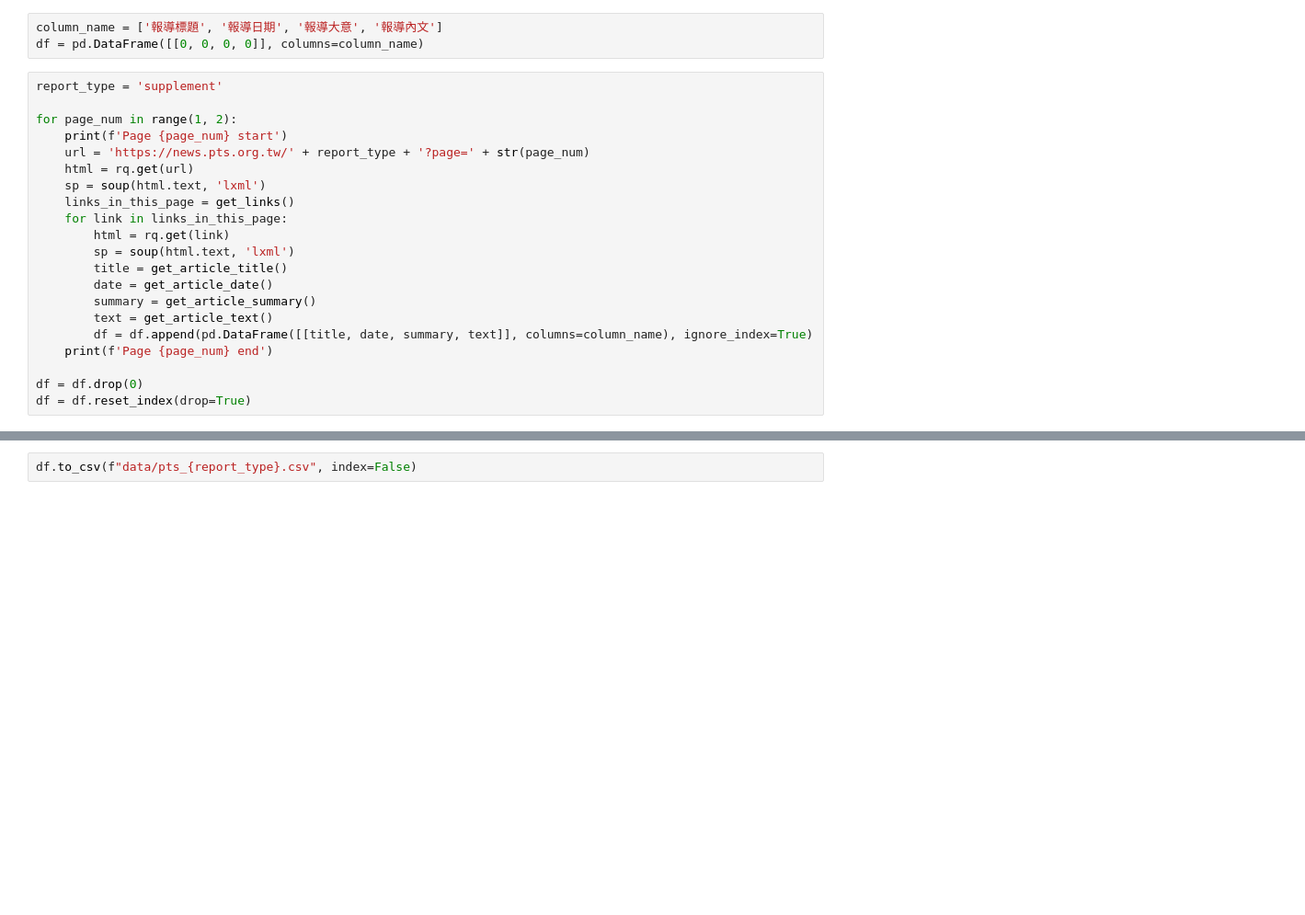
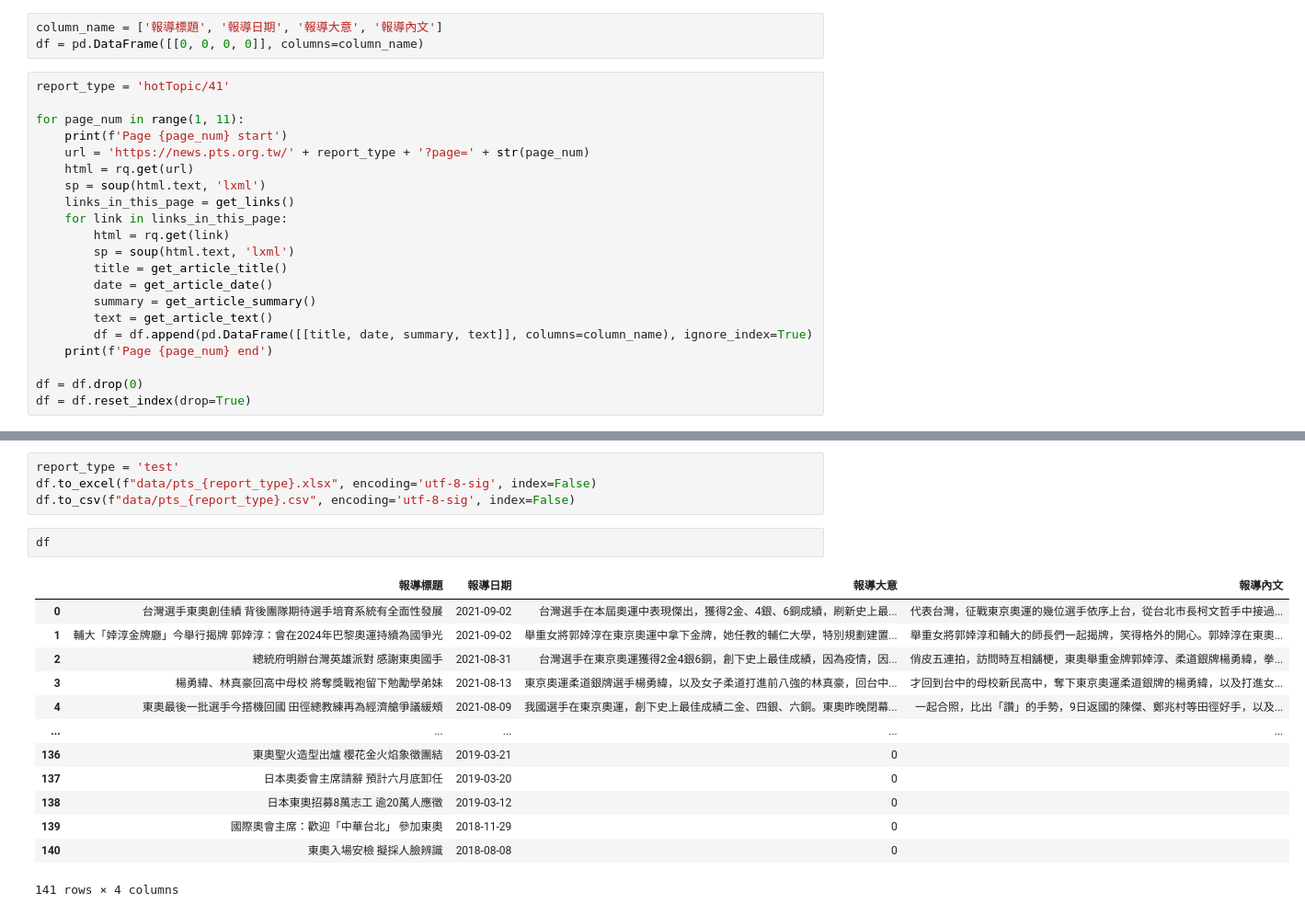
Before and after one commit to whyhugo/Textual-Data-Analysis, a Jupyter notebook: final/pts_report_crawler.ipynb, the cells around one changed output, grey strips where cells are left out. Shown at 92% size. Drawn from its saved outputs; the diff is of its cells as text; blank space fills up the shorter version.

```diff
--- a/final/pts_report_crawler.ipynb
+++ b/final/pts_report_crawler.ipynb
@@ -58,9 +58,9 @@ def get_article_text():
 column_name = ['報導標題', '報導日期', '報導大意', '報導內文']
 df = pd.DataFrame([[0, 0, 0, 0]], columns=column_name)
 # %%
-report_type = 'supplement'
+report_type = 'hotTopic/41'
 
-for page_num in range(1, 2):
+for page_num in range(1, 11):
     print(f'Page {page_num} start')
     url = 'https://news.pts.org.tw/' + report_type + '?page=' + str(page_num)
     html = rq.get(url)
@@ -83,2 +118,20 @@ df
-# %%
-df.to_csv(f"data/pts_{report_type}.csv", index=False)
+# %%
+report_type = 'test'
+df.to_excel(f"data/pts_{report_type}.xlsx", encoding='utf-8-sig', index=False)
+df.to_csv(f"data/pts_{report_type}.csv", encoding='utf-8-sig', index=False)
+# %%
+df
+# %% [output]
+|  | 報導標題 | 報導日期 | 報導大意 | 報導內文 |
+| 0 | 台灣選手東奧創佳績 背後團隊期待選手培育系統有全面性發展 | 2021-09-02 | 台灣選手在本屆奧運中表現傑出，獲得2金、4銀、6銅成績，刷新史上最... | 代表台灣，征戰東京奧運的幾位選手依序上台，從台北市長柯文哲手中接過... |
+| 1 | 輔大「婞淳金牌廳」今舉行揭牌 郭婞淳：會在2024年巴黎奧運持續為國爭光 | 2021-09-02 | 舉重女將郭婞淳在東京奧運中拿下金牌，她任教的輔仁大學，特別規劃建置... | 舉重女將郭婞淳和輔大的師長們一起揭牌，笑得格外的開心。郭婞淳在東奧... |
+| 2 | 總統府明辦台灣英雄派對 感謝東奧國手 | 2021-08-31 | 台灣選手在東京奧運獲得2金4銀6銅，創下史上最佳成績，因為疫情，因... | 俏皮五連拍，訪問時互相舖梗，東奧舉重金牌郭婞淳、柔道銀牌楊勇緯，拳... |
+| 3 | 楊勇緯、林真豪回高中母校 將奪獎戰袍留下勉勵學弟妹 | 2021-08-13 | 東京奧運柔道銀牌選手楊勇緯，以及女子柔道打進前八強的林真豪，回台中... | 才回到台中的母校新民高中，奪下東京奧運柔道銀牌的楊勇緯，以及打進女... |
+| 4 | 東奧最後一批選手今搭機回國 田徑總教練再為經濟艙爭議緩頰 | 2021-08-09 | 我國選手在東京奧運，創下史上最佳成績二金、四銀、六銅。東奧昨晚閉幕... | 一起合照，比出「讚」的手勢，9日返國的陳傑、鄭兆村等田徑好手，以及... |
+| ... | ... | ... | ... | ... |
+| 136 | 東奧聖火造型出爐 櫻花金火焰象徵團結 | 2019-03-21 | 0 |  |
+| 137 | 日本奧委會主席請辭 預計六月底卸任 | 2019-03-20 | 0 |  |
+| 138 | 日本東奧招募8萬志工 逾20萬人應徵 | 2019-03-12 | 0 |  |
+| 139 | 國際奧會主席：歡迎「中華台北」 參加東奧 | 2018-11-29 | 0 |  |
+| 140 | 東奧入場安檢 擬採人臉辨識 | 2018-08-08 | 0 |  |
+141 rows × 4 columns
```
Also changed, not shown: parts of 2 cells of this notebook, 20 other files.
